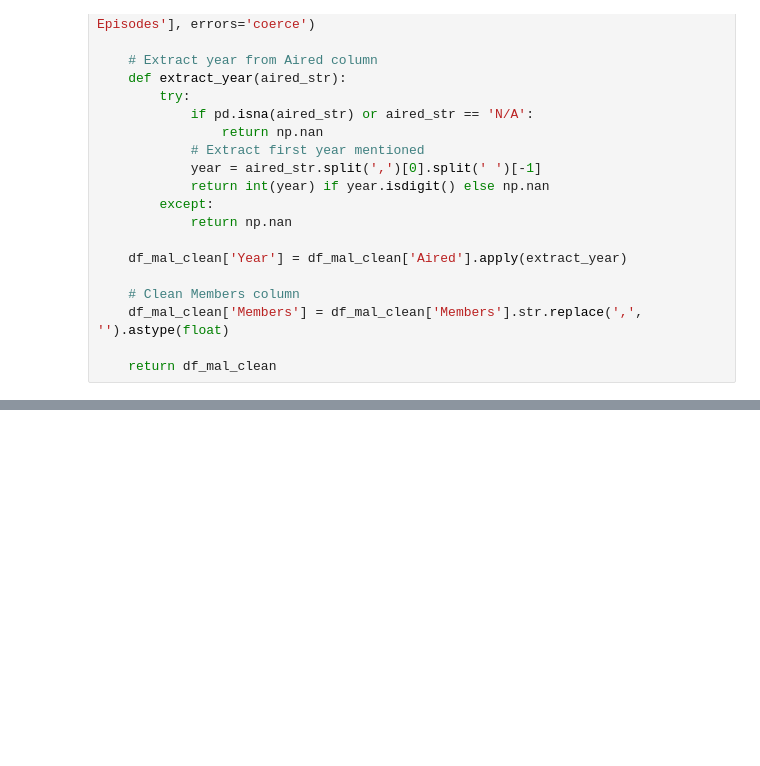
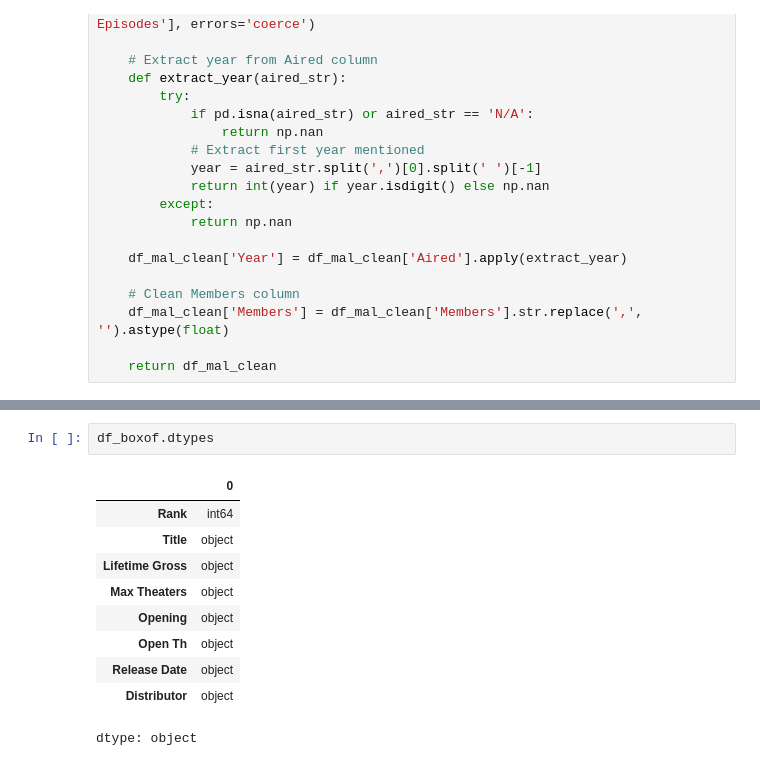
Before and after one commit to ArushiG11/Anime-Data-Analysis, a Jupyter notebook: Anime_Dataset.ipynb, the cells around one changed output, grey strips where cells are left out. Cells and saved outputs as stored; diff of their text form; blank space fills up the shorter version.

```diff
--- a/Anime_Dataset.ipynb
+++ b/Anime_Dataset.ipynb
@@ -336,0 +98,13 @@ dtype: object
+# %%
+df_boxof.dtypes
+# %% [output]
+|  | 0 |
+| Rank | int64 |
+| Title | object |
+| Lifetime Gross | object |
+| Max Theaters | object |
+| Opening | object |
+| Open Th | object |
+| Release Date | object |
+| Distributor | object |
+dtype: object
```
Also changed, not shown: parts of 22 cells of this notebook.
